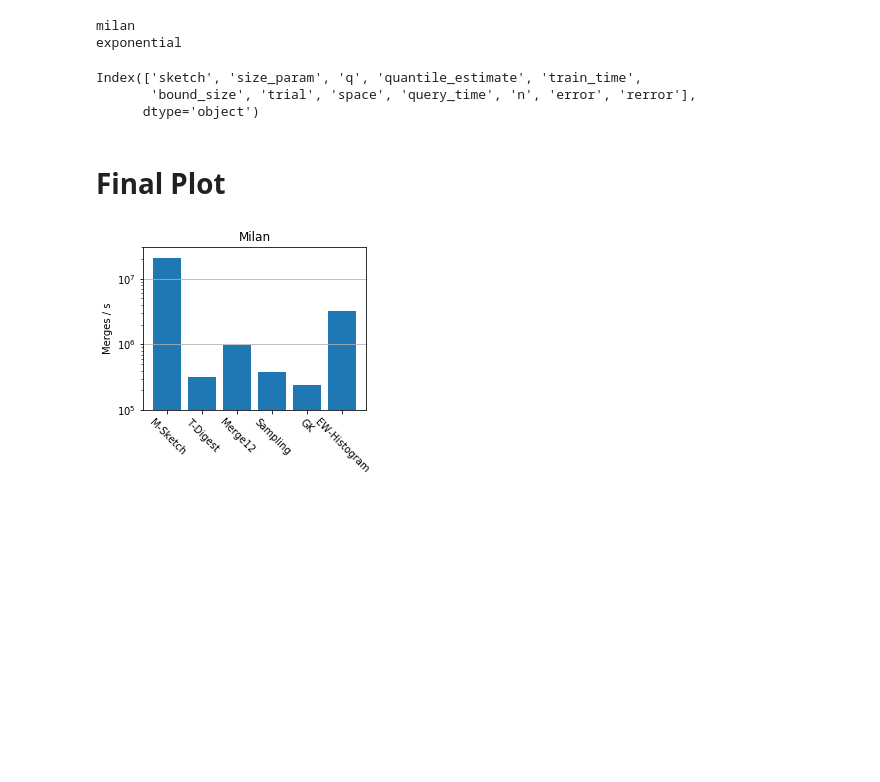
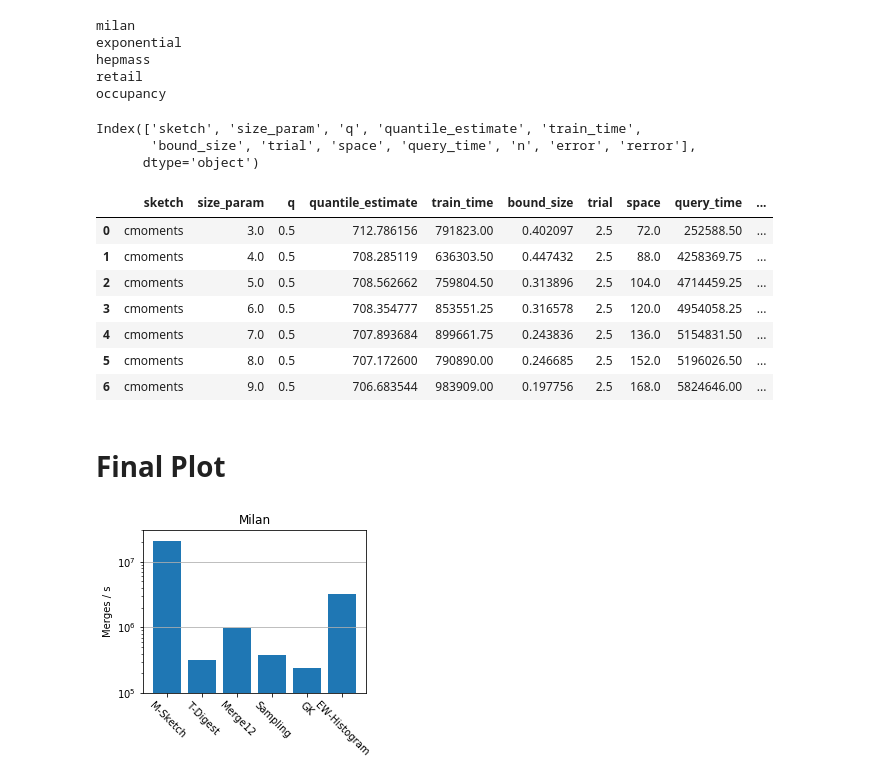
Before and after one commit to stanford-futuredata/msketch, a Jupyter notebook: analysis/Perf Micro Plots.ipynb, the cells around one changed output. Cells and saved outputs as stored; diff of their text form; code cells hidden in the pictures; blank space fills up the shorter version.

```diff
--- a/analysis/Perf Micro Plots.ipynb
+++ b/analysis/Perf Micro Plots.ipynb
@@ -45,8 +54,10 @@ alg_display_name = {
 # %%
-datasets = ["milan", "exponential"]
 dataset_paths = {
     "milan": ("../../datasets/internet-mi-2013-11-01_09.csv","internet"),
-    "exponential": ("../../datasets/exponential_10M.csv","x")
+    "exponential": ("../../datasets/exponential_10M.csv","x"),
+    "hepmass": ("../../datasets/hepmass.csv","x"),
+    "retail": ("../../datasets/retail_quantity_pos.csv","Quantity"),
+    "occupancy": ("../../datasets/occupancy_2.csv","CO2")
 }
 sorted_vals = {}
 for d in datasets:
@@ -57,6 +68,9 @@ for d in datasets:
 # %% [output]
 milan
 exponential
+hepmass
+retail
+occupancy
 # %%
 result_path = "../finalresults/"
 point_paths = {
@@ -117,6 +134,18 @@ point_results_processed["milan"].columns
 Index(['sketch', 'size_param', 'q', 'quantile_estimate', 'train_time',
        'bound_size', 'trial', 'space', 'query_time', 'n', 'error', 'rerror'],
       dtype='object')
+# %%
+df = point_results_processed["occupancy"]
+df[df["sketch"] == "cmoments"]
+# %% [output]
+|  | sketch | size_param | q | quantile_estimate | train_time | bound_size | trial | space | query_time | ... |
+| 0 | cmoments | 3.0 | 0.5 | 712.786156 | 791823.00 | 0.402097 | 2.5 | 72.0 | 252588.50 | ... |
+| 1 | cmoments | 4.0 | 0.5 | 708.285119 | 636303.50 | 0.447432 | 2.5 | 88.0 | 4258369.75 | ... |
+| 2 | cmoments | 5.0 | 0.5 | 708.562662 | 759804.50 | 0.313896 | 2.5 | 104.0 | 4714459.25 | ... |
+| 3 | cmoments | 6.0 | 0.5 | 708.354777 | 853551.25 | 0.316578 | 2.5 | 120.0 | 4954058.25 | ... |
+| 4 | cmoments | 7.0 | 0.5 | 707.893684 | 899661.75 | 0.243836 | 2.5 | 136.0 | 5154831.50 | ... |
+| 5 | cmoments | 8.0 | 0.5 | 707.172600 | 790890.00 | 0.246685 | 2.5 | 152.0 | 5196026.50 | ... |
+| 6 | cmoments | 9.0 | 0.5 | 706.683544 | 983909.00 | 0.197756 | 2.5 | 168.0 | 5824646.00 | ... |
 # %% [markdown]
 # Final Plot
 # %%
```
Also changed, not shown: parts of 8 cells of this notebook, 18 other files.
